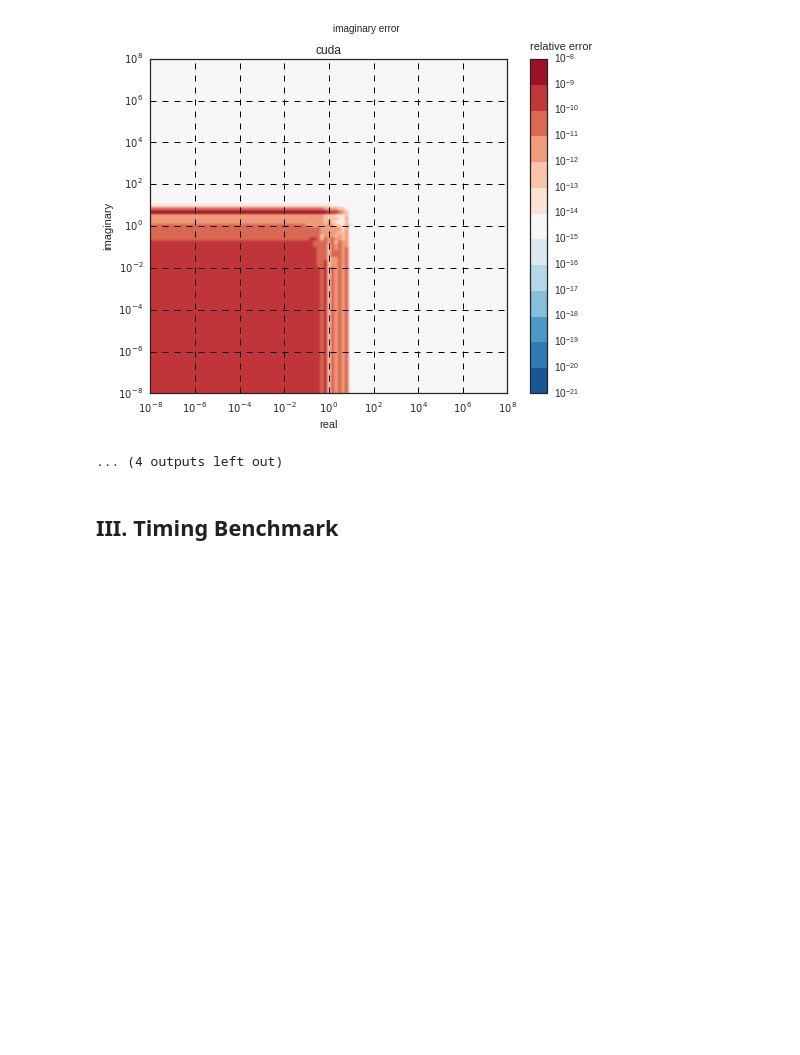
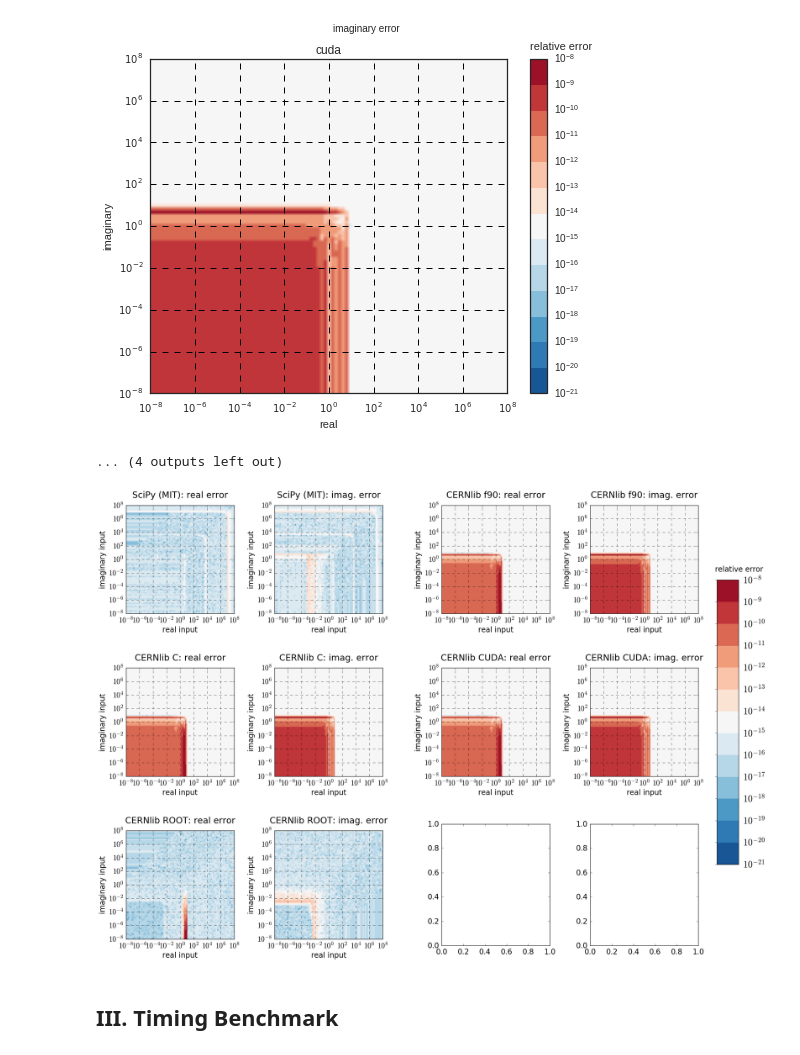
Before and after one commit to aoeftiger/faddeevas, a Jupyter notebook: benchmark.ipynb, the cells around one changed output. Drawn from its saved outputs; the diff is of its cells as text; code cells hidden in the pictures; blank space fills up the shorter version.

Commit message:
Added ipac plot for accuracy

```diff
--- a/benchmark.ipynb
+++ b/benchmark.ipynb
@@ -482,3 +529,65 @@ for implementation in real_error:
+# %%
+n_impl_per_col = 2
+n_rows = 3 * 2
+n = 8 # colspan
+vextr = (err_min, 10**-8)
+
+n_cols = n_impl_per_col * 2 # * re / im errors
+# last addition = spacings, first 1 = colorbar:
+grid_shape = (n_rows, 1 + n_cols*n + n_impl_per_col-1)
+fig = plt.figure(figsize=(11*n_cols//2, 11*n_rows//4))
+fig.patch.set_facecolor('w')
+
+
+ax_scipy_re = plt.subplot2grid(grid_shape, (0, 0),     colspan=n, rowspan=2)
+ax_scipy_im = plt.subplot2grid(grid_shape, (0, n),     colspan=n, rowspan=2)
+ax_f90_re   = plt.subplot2grid(grid_shape, (0, 2*n+1), colspan=n, rowspan=2)
+ax_f90_im   = plt.subplot2grid(grid_shape, (0, 3*n+1), colspan=n, rowspan=2)
+
+ax_c_re    = plt.subplot2grid(grid_shape, (2, 0),     colspan=n, rowspan=2)
+ax_c_im    = plt.subplot2grid(grid_shape, (2, n),     colspan=n, rowspan=2)
+ax_cuda_re = plt.subplot2grid(grid_shape, (2, 2*n+1), colspan=n, rowspan=2)
+ax_cuda_im = plt.subplot2grid(grid_shape, (2, 3*n+1), colspan=n, rowspan=2)
+
+ax_root_re   = plt.subplot2grid(grid_shape, (4, 0),     colspan=n, rowspan=2)
+ax_root_im   = plt.subplot2grid(grid_shape, (4, n),     colspan=n, rowspan=2)
+ax_rootex_re = plt.subplot2grid(grid_shape, (4, 2*n+1), colspan=n, rowspan=2)
+ax_rootex_im = plt.subplot2grid(grid_shape, (4, 3*n+1), colspan=n, rowspan=2)
+
+im = plot_error_ax(
+    ax_scipy_re, ax_scipy_im, x, y,
+    real_error['scipy'], imag_error['scipy'],
+    'SciPy (MIT):', vextr=vextr)
+im = plot_error_ax(
+    ax_f90_re, ax_f90_im, x, y,
+    real_error['f90'], imag_error['f90'],
+    'CERNlib f90:', vextr=vextr)
+im = plot_error_ax(
+    ax_c_re, ax_c_im, x, y,
+    real_error['c'], imag_error['c'],
+    'CERNlib C:', vextr=vextr)
+im = plot_error_ax(
+    ax_cuda_re, ax_cuda_im, x, y,
+    real_error['cuda'], imag_error['cuda'],
+    'CERNlib CUDA:', vextr=vextr)
+im = plot_error_ax(
+    ax_root_re, ax_root_im, x, y,
+    real_error['c-root-adapt'], imag_error['c-root-adapt'],
+    'CERNlib ROOT:', vextr=vextr)
+
+ax_cbar = plt.subplot2grid(grid_shape, (1, grid_shape[1] - 1), colspan=1, rowspan=n_rows-2)
+cbar = plt.colorbar(im[0], cax=ax_cbar)
+cbar.set_label('relative error', labelpad=-60, y=1.05, rotation=0)
+ticklabs = cbar.ax.get_yticklabels()
+ticklabs = [ "$10^{" + str(i) + "}$" for i in range(
+        int(np.round(np.log10(vextr[0]))),
+        int(np.round(np.log10(vextr[0]))) + len(ticklabs))]
+cbar.ax.set_yticklabels(ticklabs, ha='left', fontsize=22)
+cbar.ax.yaxis.set_tick_params(pad=60)
+
+plt.tight_layout()
+# %% [output]
+[figure, added]
 # %% [markdown]
 ## III. Timing Benchmark
 # %%
```
Also changed, not shown: parts of 2 cells of this notebook, 1 other file.
